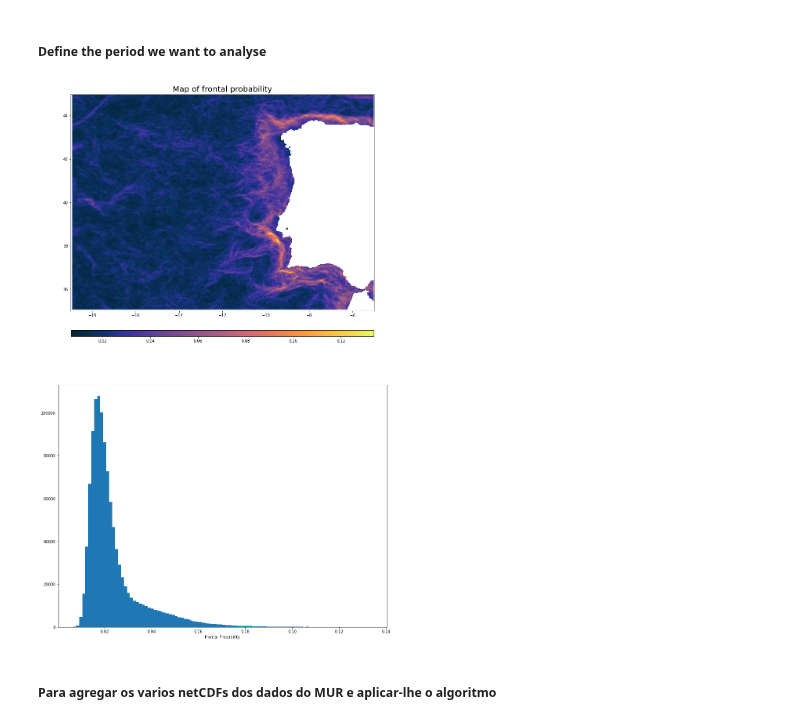
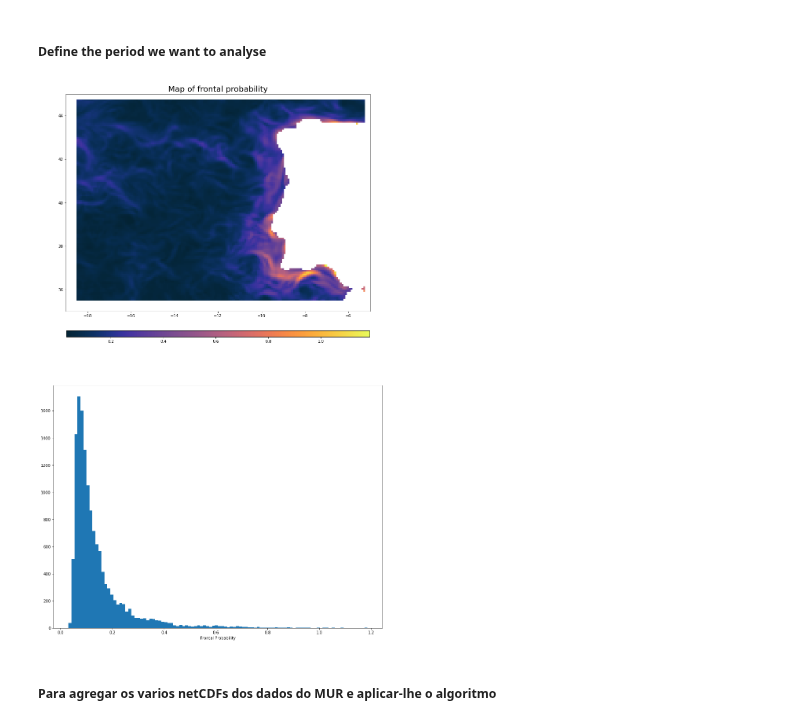
Before and after one commit to CoLAB-ATLANTIC/JUNO, a Jupyter notebook: notebooks/BOA4all.ipynb, the cells around one changed output. Drawn from its saved outputs; the diff is of its cells as text; code cells hidden in the pictures.

```diff
--- a/notebooks/BOA4all.ipynb
+++ b/notebooks/BOA4all.ipynb
@@ -383,9 +383,9 @@ def BOA_visualization(period, df, MUR, vmin=None, vmax=None):
     ax2.hist(fp.flatten(), bins=100);
     plt.xlabel('Frontal Probability',fontsize=10)
 # %%
-BOA_visualization(period=set2019_mur, df=days_mur_set, MUR=True)
+BOA_visualization(period=summer_r, df=days_r, MUR=False)
 # %% [output]
-[figure, old version]
+[figure, new version]
 # %% [markdown]
 ##### Para agregar os varios netCDFs dos dados do MUR e aplicar-lhe o algoritmo
 # %%
```
Also changed, not shown: parts of 1 cell of this notebook, 5 other files.
